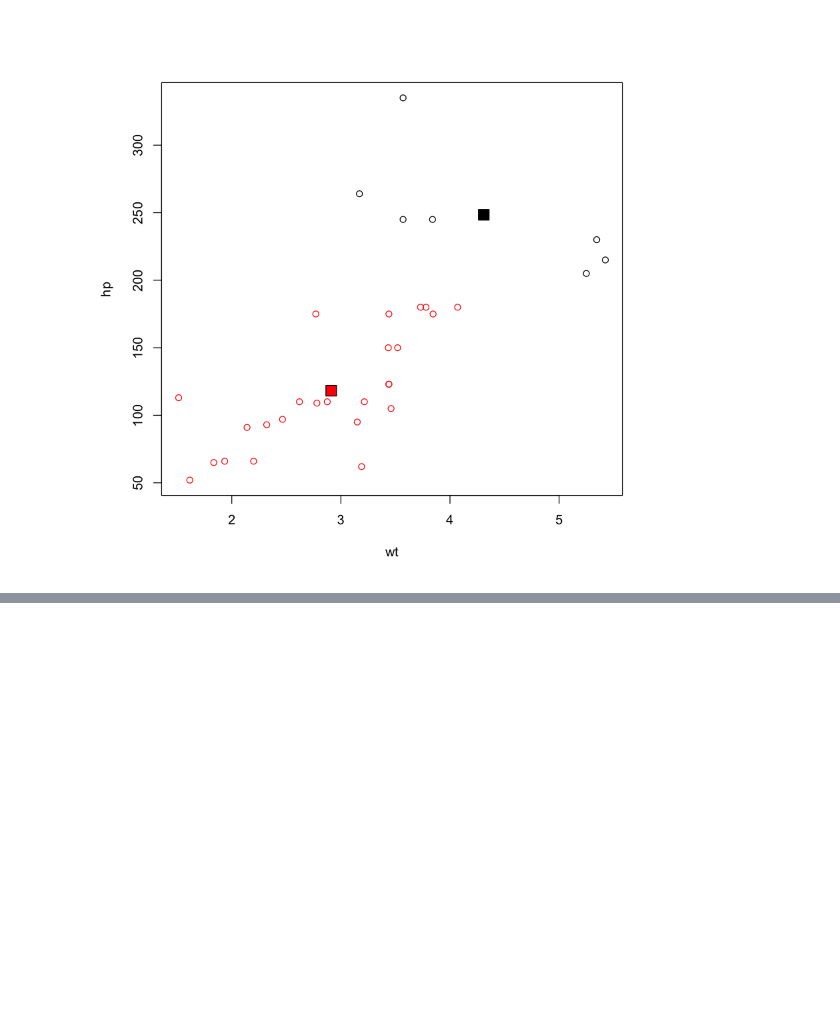
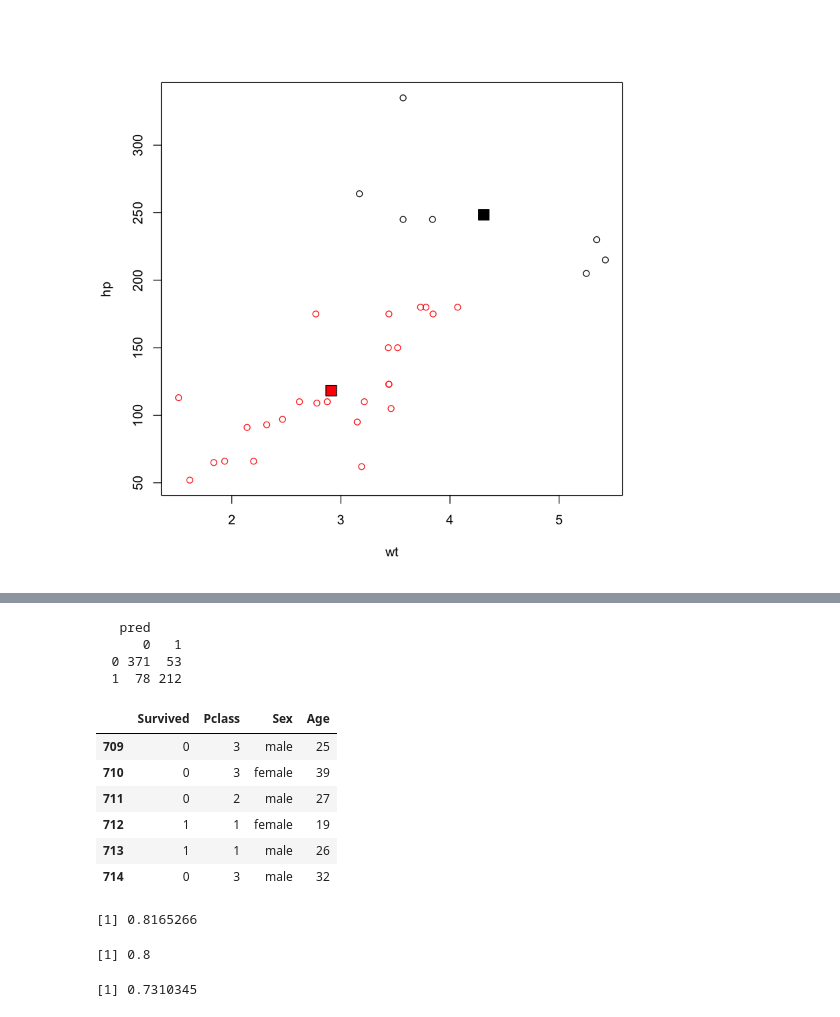
Before and after one commit to slzdevsnp/learn, a Jupyter notebook: intro_ml/intro_ml_nb.ipynb, the cells around one changed output, grey strips where cells are left out. Cells and saved outputs as stored; diff of their text form; code cells hidden in the pictures; blank space fills up the shorter version.

```diff
--- a/intro_ml/intro_ml_nb.ipynb
+++ b/intro_ml/intro_ml_nb.ipynb
@@ -122,0 +163,40 @@ points(km_cars$centers, pch = 22, bg = c(1, 2), cex = 2)
+# %%
+# make a confusion matrix on a titanic dataset
+set.seed(1)
+# dataset about rate of survival based on few features
+titanic<-read.csv(file='titanic.csv', header=TRUE)
+# A decision tree classification model is built on the data
+tree <- rpart(Survived ~ ., data = titanic, method = "class") #survived response, predictors all others
+pred<-predict(tree, titanic, type='class') #survival predicted by model
+conf<-table(titanic$Survived, pred ) # make a confusion matrix
+conf
+tail(titanic)
+# %% [output]
+   pred
+      0   1
+  0 371  53
+  1  78 212
+|  | Survived | Pclass | Sex | Age |
+| 709 | 0 | 3 | male | 25 |
+| 710 | 0 | 3 | female | 39 |
+| 711 | 0 | 2 | male | 27 |
+| 712 | 1 | 1 | female | 19 |
+| 713 | 1 | 1 | male | 26 |
+| 714 | 0 | 3 | male | 32 |
+# %%
+### compute accuracy, precision and recall
+TP <- conf[2,2]
+FN <- conf[2,1]
+FP <- conf[1,2]
+TN <- conf[1,1]
+
+accuracy <- (TP + TN) / (TP+FN+FP+TN)
+accuracy
+precision <- TP/ (TP + FP)
+precision
+recall <- TP / (TP + FN)
+recall
+# %% [output]
+[1] 0.8165266
+[1] 0.8
+[1] 0.7310345
```
Also changed, not shown: parts of 1 cell of this notebook, 3 other files.
